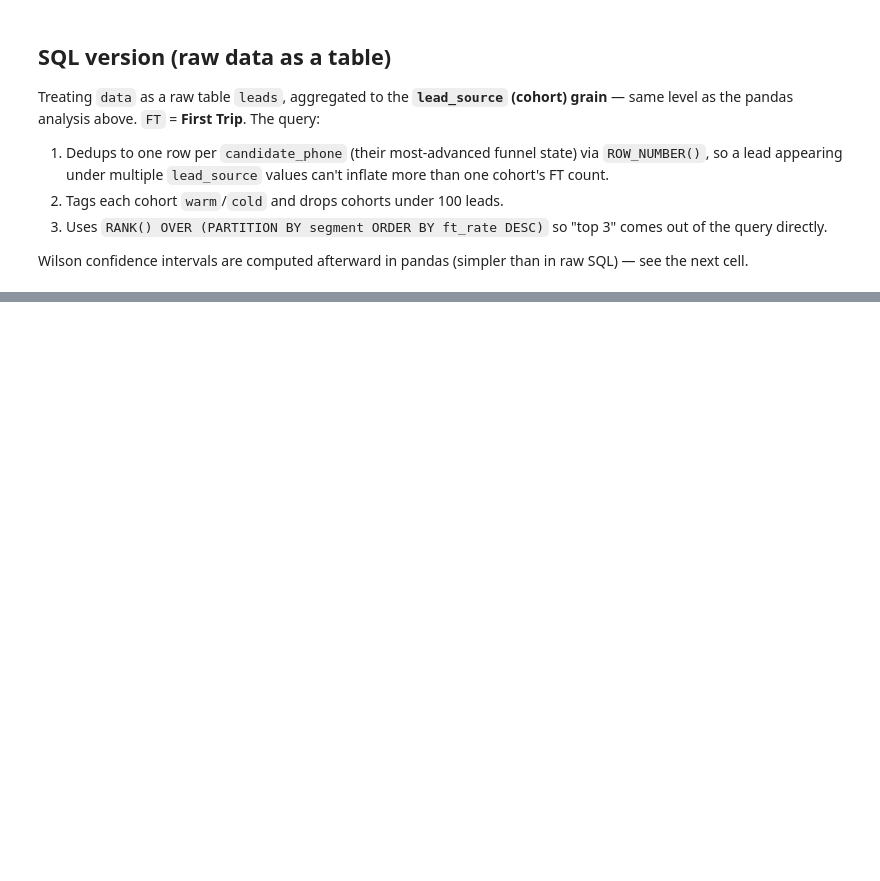
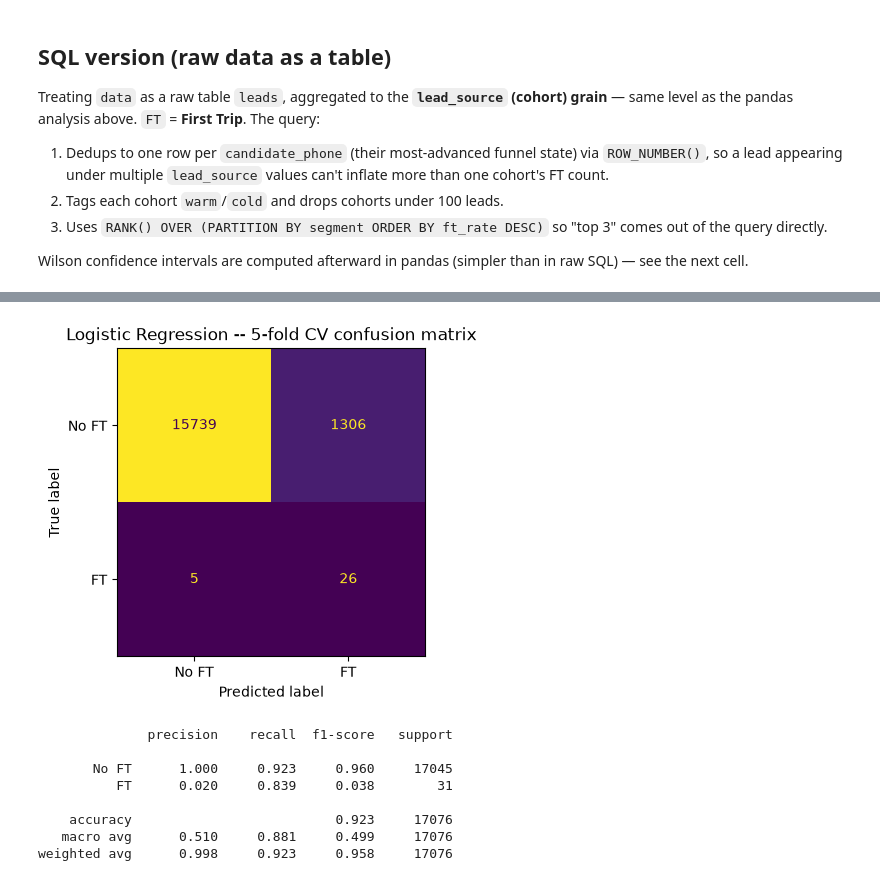
Before and after one commit to madhav-gfn/trading_bot, a Jupyter notebook: analysis.ipynb, the cells around one changed output, grey strips where cells are left out. Saved outputs shown, nothing was run; the diff lists cells and outputs as text; code cells hidden in the pictures; blank space fills up the shorter version.

```diff
--- a/analysis.ipynb
+++ b/analysis.ipynb
@@ -183,0 +389,23 @@ agg[agg['rank_in_segment'] <= 3].sort_values(['segment', 'rank_in_segment'])
+# %%
+from sklearn.model_selection import StratifiedKFold, cross_val_predict
+from sklearn.compose import ColumnTransformer
+from sklearn.preprocessing import OneHotEncoder, StandardScaler
+from sklearn.pipeline import Pipeline
+from sklearn.linear_model import LogisticRegression
+from sklearn.ensemble import RandomForestClassifier
+from sklearn.metrics import confusion_matrix, classification_report, ConfusionMatrixDisplay
+import matplotlib.pyplot as plt
+
+model_data = data_clean[~data_clean['ft_anomaly']].copy()
+model_data['upload_date_parsed'] = pd.to_datetime(model_data['upload_date'], format='%d-%m-%Y')
+model_data['upload_dow'] = model_data['upload_date_parsed'].dt.day_name()
+model_data['attempt_per_lead_filled'] = model_data['Attempt per Lead'].fillna(0)  # NaN = never attempted
+
+target = 'FT_after_upload'
+cat_features = ['lead_source', 'upload_dow']
+num_features = ['Attempted', 'Connected', 'Interested', 'OB_after_upload',
+                 'OB_after_first_attempt', 'tag_filled', 'attempt_per_lead_filled']
+
+X = model_data[cat_features + num_features]
+y = model_data[target]
+print(f"Leads: {len(y)}, FT positives: {y.sum()} ({y.mean():.2%})")
@@ -183,0 +520,32 @@ agg[agg['rank_in_segment'] <= 3].sort_values(['segment', 'rank_in_segment'])
+# %%
+preprocess = ColumnTransformer([
+    ('cat', OneHotEncoder(handle_unknown='ignore'), cat_features),
+    ('num', StandardScaler(), num_features),
+])
+
+logreg = Pipeline([
+    ('pre', preprocess),
+    ('clf', LogisticRegression(class_weight='balanced', max_iter=2000, random_state=42)),
+])
+
+# Confusion matrix from 5-fold stratified CV out-of-fold predictions (see markdown above for why)
+skf = StratifiedKFold(n_splits=5, shuffle=True, random_state=42)
+y_pred_cv = cross_val_predict(logreg, X, y, cv=skf, method='predict')
+
+cm = confusion_matrix(y, y_pred_cv)
+fig, ax = plt.subplots(figsize=(5, 4))
+ConfusionMatrixDisplay(cm, display_labels=['No FT', 'FT']).plot(ax=ax, colorbar=False)
+plt.title('Logistic Regression -- 5-fold CV confusion matrix')
+plt.show()
+
+print(classification_report(y, y_pred_cv, digits=3, target_names=['No FT', 'FT']))
+# %% [output]
+[figure, added]
+              precision    recall  f1-score   support
+
+       No FT      1.000     0.923     0.960     17045
+          FT      0.020     0.839     0.038        31
+
+    accuracy                          0.923     17076
+   macro avg      0.510     0.881     0.499     17076
+weighted avg      0.998     0.923     0.958     17076
```
Also changed, not shown: parts of 30 cells of this notebook, 2 other files.
